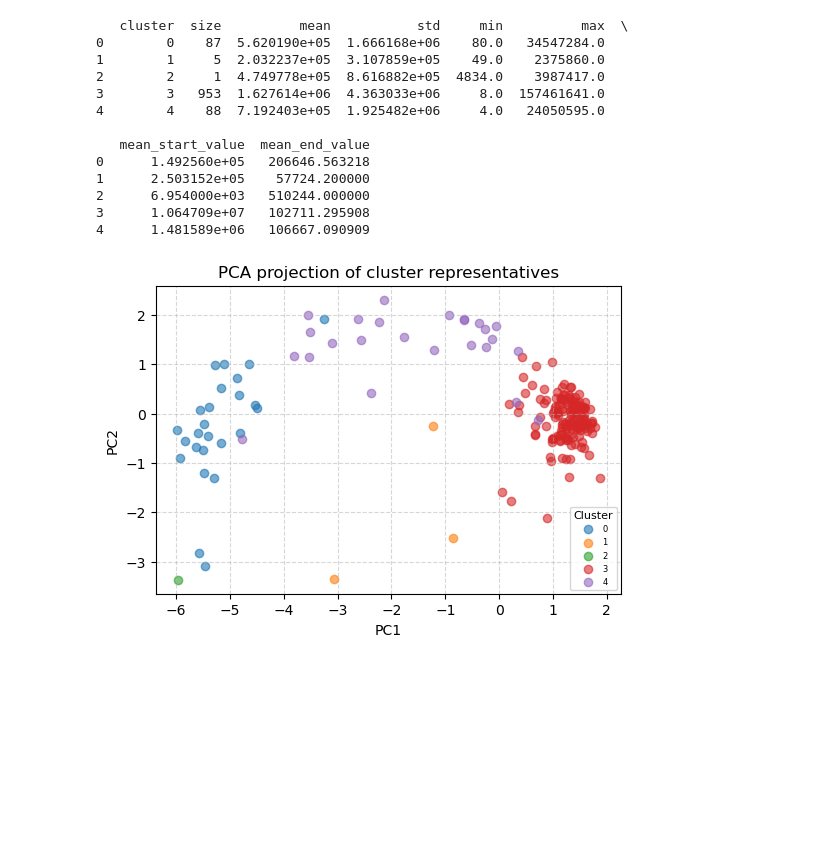
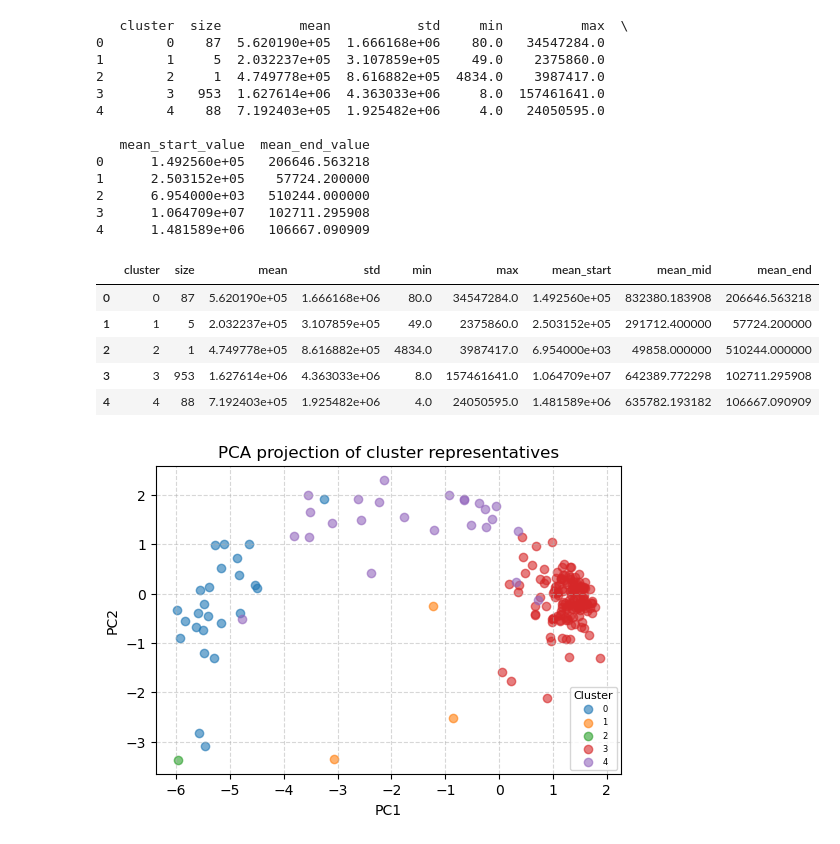
Before and after one commit to ChefBB/dm2_project, a Jupyter notebook: TS/clustering_ts.ipynb, the cells around one changed output. Drawn from its saved outputs; the diff is of its cells as text; code cells hidden in the pictures; blank space fills up the shorter version.

```diff
--- a/TS/clustering_ts.ipynb
+++ b/TS/clustering_ts.ipynb
@@ -636,6 +663,41 @@ print(cluster_summary_df)
 2      6.954000e+03   510244.000000
 3      1.064709e+07   102711.295908
 4      1.481589e+06   106667.090909
+# %%
+cluster_summary = []
+
+T_mid = 50
+T_end = Y.shape[1] - 1
+
+for c in np.unique(final_labels_all):
+    idx = np.where(final_labels_all == c)[0]
+    cluster_data = Y[idx]
+
+    cluster_summary.append({
+        "cluster": c,
+        "size": len(idx),
+        "mean": cluster_data.mean(),
+        "std": cluster_data.std(),
+        "min": cluster_data.min(),
+        "max": cluster_data.max(),
+        "mean_start": cluster_data[:, 0].mean(),
+        "mean_mid": cluster_data[:, T_mid].mean(),
+        "mean_end": cluster_data[:, T_end].mean()
+    })
+
+cluster_summary_df = (
+    pd.DataFrame(cluster_summary)
+      .sort_values("cluster")
+)
+
+cluster_summary_df
+# %% [output]
+|  | cluster | size | mean | std | min | max | mean_start | mean_mid | mean_end |
+| 0 | 0 | 87 | 5.620190e+05 | 1.666168e+06 | 80.0 | 34547284.0 | 1.492560e+05 | 832380.183908 | 206646.563218 |
+| 1 | 1 | 5 | 2.032237e+05 | 3.107859e+05 | 49.0 | 2375860.0 | 2.503152e+05 | 291712.400000 | 57724.200000 |
+| 2 | 2 | 1 | 4.749778e+05 | 8.616882e+05 | 4834.0 | 3987417.0 | 6.954000e+03 | 49858.000000 | 510244.000000 |
+| 3 | 3 | 953 | 1.627614e+06 | 4.363033e+06 | 8.0 | 157461641.0 | 1.064709e+07 | 642389.772298 | 102711.295908 |
+| 4 | 4 | 88 | 7.192403e+05 | 1.925482e+06 | 4.0 | 24050595.0 | 1.481589e+06 | 635782.193182 | 106667.090909 |
 # %%
 from sklearn.decomposition import PCA
 
```
Also changed, not shown: parts of 2 cells of this notebook, 2 other files.
